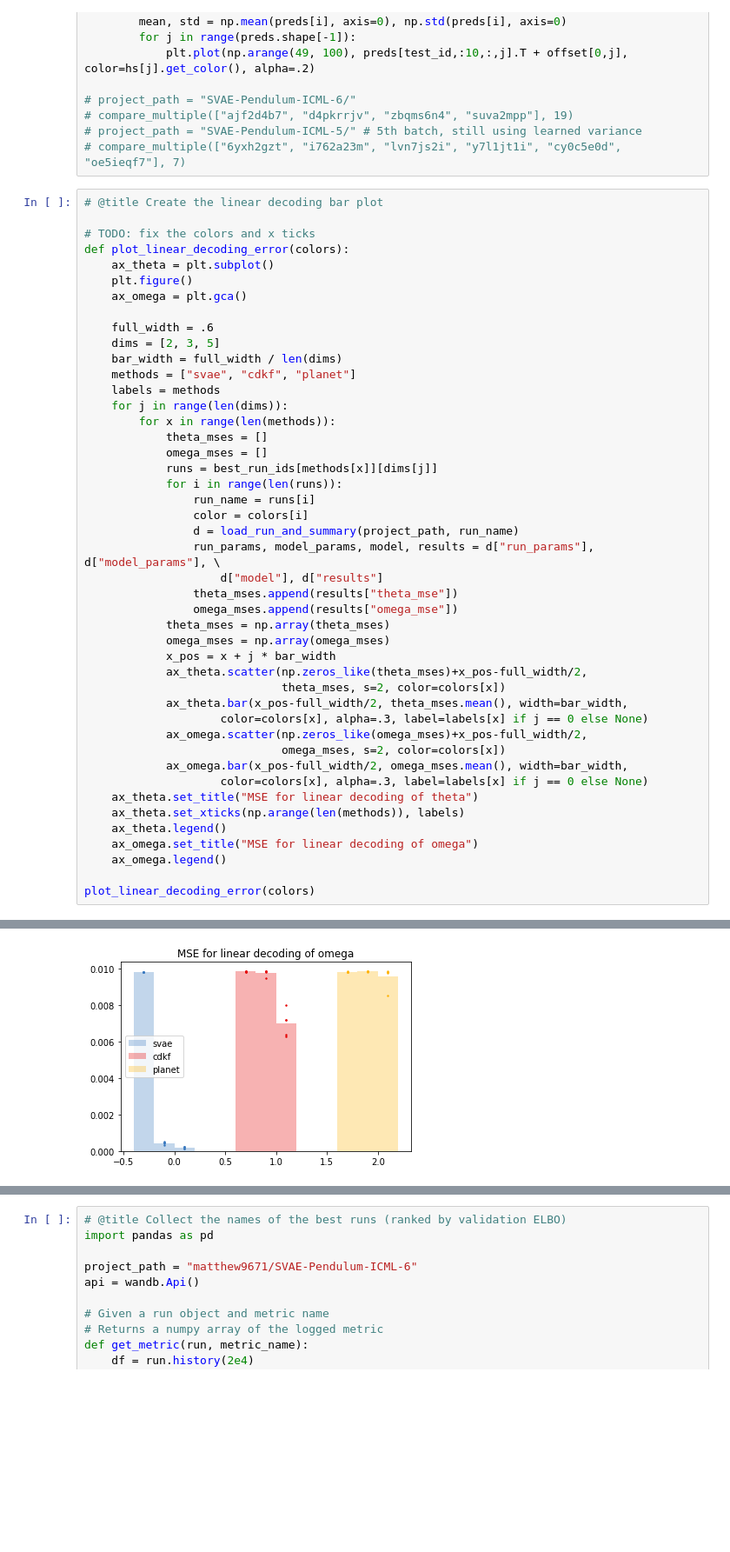
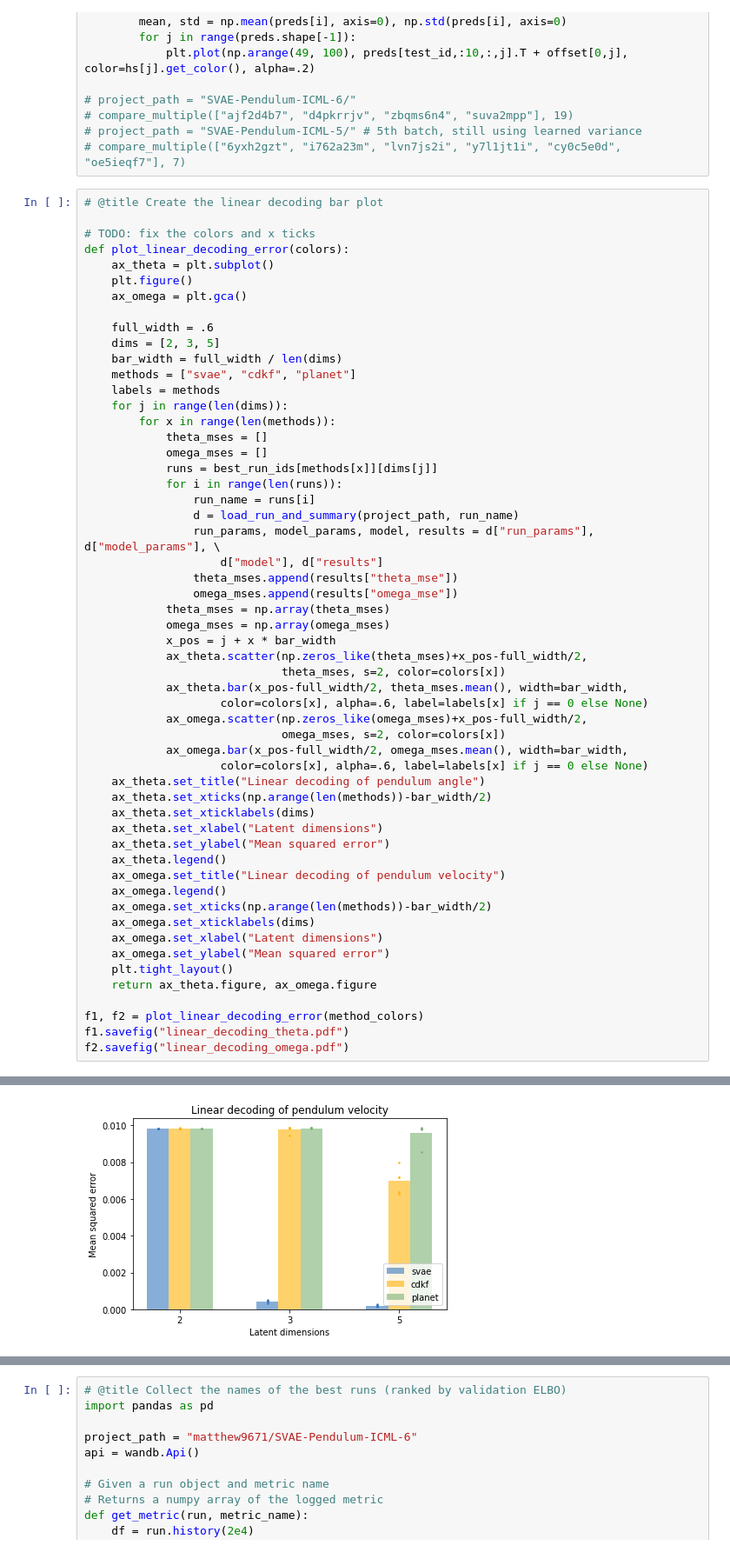
Before and after one commit to matthew9671/MattLab, a Jupyter notebook: Revisiting_SVAE_Refactor.ipynb, the cells around one changed output, grey strips where cells are left out. Shown at 87% size. Cells and saved outputs as stored; diff of their text form; blank space fills up the shorter version.

```diff
--- a/Revisiting_SVAE_Refactor.ipynb
+++ b/Revisiting_SVAE_Refactor.ipynb
@@ -5011,7 +5011,6 @@ def plot_linear_decoding_error(colors):
             runs = best_run_ids[methods[x]][dims[j]]
             for i in range(len(runs)):
                 run_name = runs[i]
-                color = colors[i]
                 d = load_run_and_summary(project_path, run_name)
                 run_params, model_params, model, results = d["run_params"], d["model_params"], \
                     d["model"], d["results"]
@@ -5019,20 +5018,31 @@ def plot_linear_decoding_error(colors):
                 omega_mses.append(results["omega_mse"])
             theta_mses = np.array(theta_mses)
             omega_mses = np.array(omega_mses)
-            x_pos = x + j * bar_width
+            x_pos = j + x * bar_width
             ax_theta.scatter(np.zeros_like(theta_mses)+x_pos-full_width/2,
                              theta_mses, s=2, color=colors[x])
             ax_theta.bar(x_pos-full_width/2, theta_mses.mean(), width=bar_width,
-                    color=colors[x], alpha=.3, label=labels[x] if j == 0 else None)
+                    color=colors[x], alpha=.6, label=labels[x] if j == 0 else None)
             ax_omega.scatter(np.zeros_like(omega_mses)+x_pos-full_width/2,
                              omega_mses, s=2, color=colors[x])
             ax_omega.bar(x_pos-full_width/2, omega_mses.mean(), width=bar_width,
-                    color=colors[x], alpha=.3, label=labels[x] if j == 0 else None)
-    ax_theta.set_title("MSE for linear decoding of theta")
-    ax_theta.set_xticks(np.arange(len(methods)), labels)
+                    color=colors[x], alpha=.6, label=labels[x] if j == 0 else None)
+    ax_theta.set_title("Linear decoding of pendulum angle")
+    ax_theta.set_xticks(np.arange(len(methods))-bar_width/2)
+    ax_theta.set_xticklabels(dims)
+    ax_theta.set_xlabel("Latent dimensions")
+    ax_theta.set_ylabel("Mean squared error")
     ax_theta.legend()
-    ax_omega.set_title("MSE for linear decoding of omega")
+    ax_omega.set_title("Linear decoding of pendulum velocity")
     ax_omega.legend()
+    ax_omega.set_xticks(np.arange(len(methods))-bar_width/2)
+    ax_omega.set_xticklabels(dims)
+    ax_omega.set_xlabel("Latent dimensions")
+    ax_omega.set_ylabel("Mean squared error")
+    plt.tight_layout()
+    return ax_theta.figure, ax_omega.figure
 
-plot_linear_decoding_error(colors)
+f1, f2 = plot_linear_decoding_error(method_colors)
+f1.savefig("linear_decoding_theta.pdf")
+f2.savefig("linear_decoding_omega.pdf")
 # %% [output]
@@ -5040 +5050 @@ plot_linear_decoding_error(colors)
-[figure, old version]
+[figure, new version]
```
Also changed, not shown: parts of 2 cells of this notebook.
